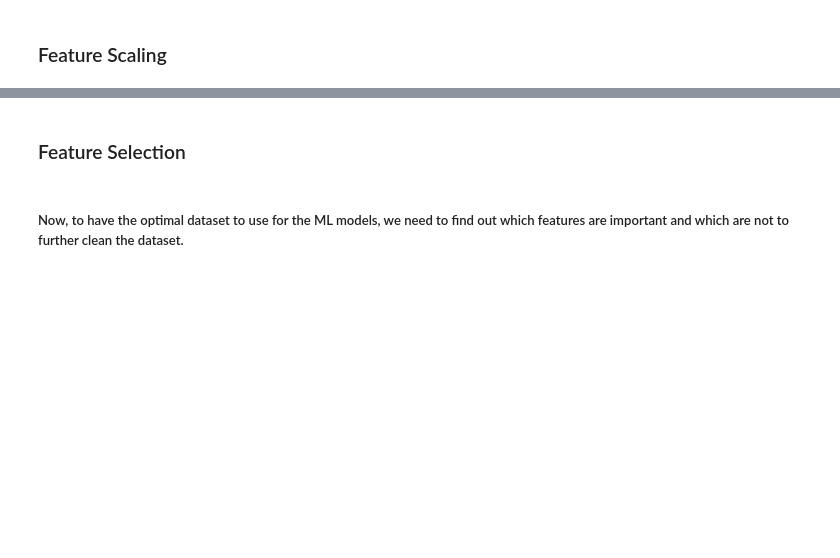
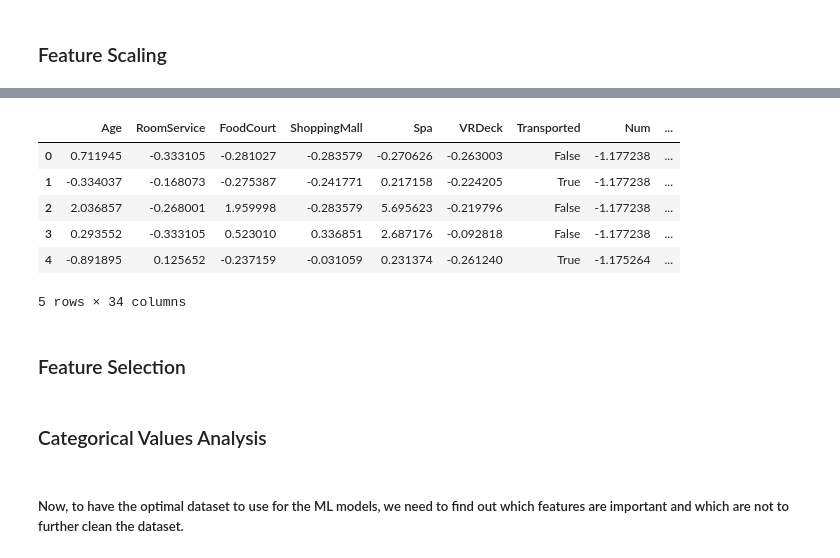
Before and after one commit to cpicazo8304/Spaceship-Titanic-Classification, a Jupyter notebook: notebooks/spaceship-titantic-passenger-classification.ipynb, the cells around one changed output, grey strips where cells are left out. Cells and saved outputs as stored; diff of their text form; code cells hidden in the pictures; blank space fills up the shorter version.

```diff
--- a/notebooks/spaceship-titantic-passenger-classification.ipynb
+++ b/notebooks/spaceship-titantic-passenger-classification.ipynb
@@ -336,4 +359,16 @@ train_data_encoded.head()
+# %%
+train_data_not_transformed.head()
+# %% [output]
+|  | Age | RoomService | FoodCourt | ShoppingMall | Spa | VRDeck | Transported | Num | ... |
+| 0 | 0.711945 | -0.333105 | -0.281027 | -0.283579 | -0.270626 | -0.263003 | False | -1.177238 | ... |
+| 1 | -0.334037 | -0.168073 | -0.275387 | -0.241771 | 0.217158 | -0.224205 | True | -1.177238 | ... |
+| 2 | 2.036857 | -0.268001 | 1.959998 | -0.283579 | 5.695623 | -0.219796 | False | -1.177238 | ... |
+| 3 | 0.293552 | -0.333105 | 0.523010 | 0.336851 | 2.687176 | -0.092818 | False | -1.177238 | ... |
+| 4 | -0.891895 | 0.125652 | -0.237159 | -0.031059 | 0.231374 | -0.261240 | True | -1.175264 | ... |
+5 rows × 34 columns
 # %% [markdown]
 <h3>Feature Selection</h3>
+# %% [markdown]
+<h3>Categorical Values Analysis</h3>
 # %% [markdown]
 <h5>Now, to have the optimal dataset to use for the ML models, we need to find out which features are important and which are not to further clean the dataset.</h5>
```
Also changed, not shown: parts of 9 cells of this notebook.
